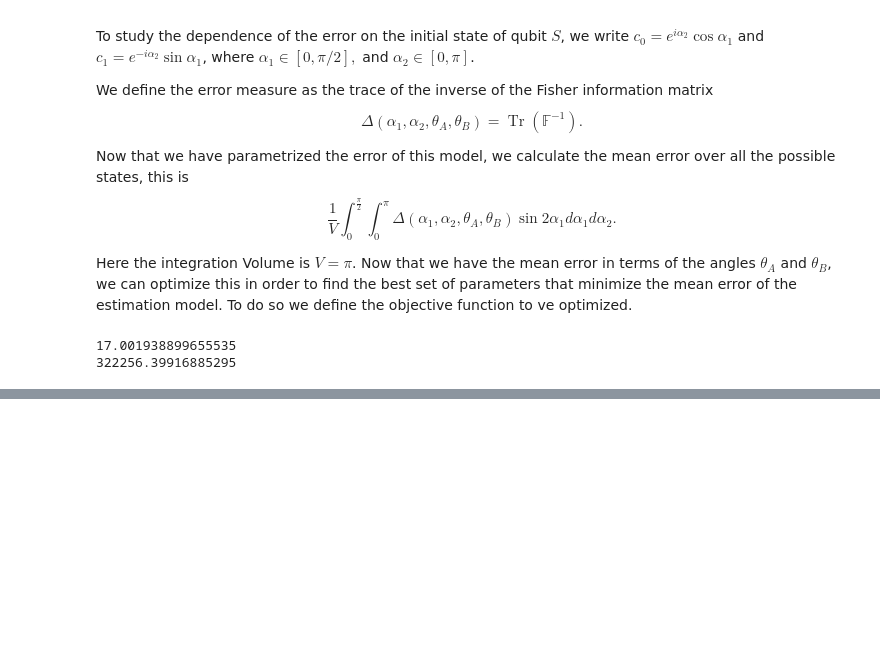
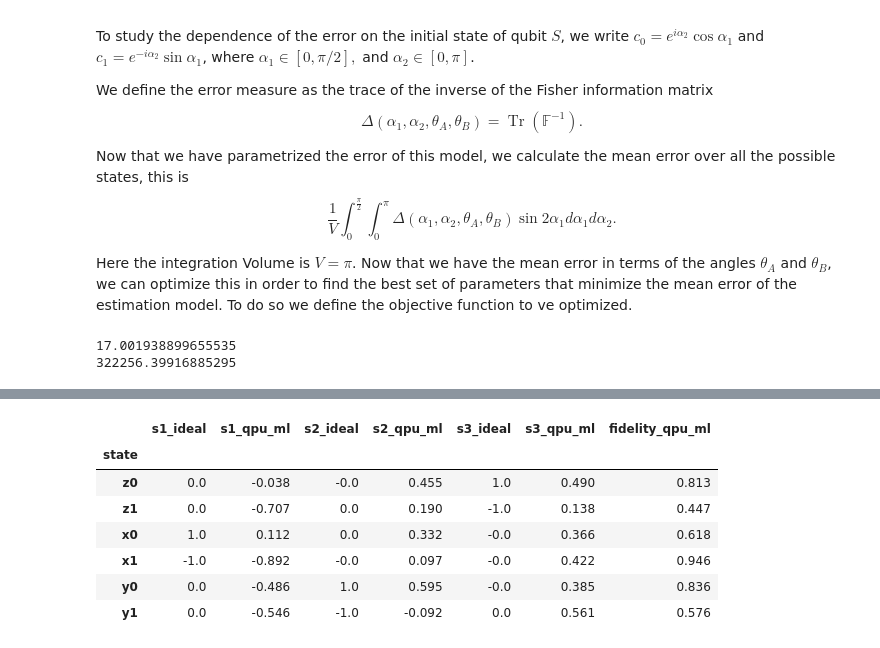
Before and after one commit to cagalvisf/Qubit_state_estimation, a Jupyter notebook: Complete qubit state stimation/Saavedra_model.ipynb, the cells around one changed output, grey strips where cells are left out. Saved outputs shown, nothing was run; the diff lists cells and outputs as text; code cells hidden in the pictures; blank space fills up the shorter version.

```diff
--- a/Complete qubit state stimation/Saavedra_model.ipynb
+++ b/Complete qubit state stimation/Saavedra_model.ipynb
@@ -574,0 +1047,12 @@ optimization(obj_fn, 5)
+# %%
+grouped_df = grouped_df.round(3)
+grouped_df[['s1_ideal','s1_qpu_ml','s2_ideal', 's2_qpu_ml','s3_ideal', 's3_qpu_ml','fidelity_qpu_ml']]
+# %% [output]
+|  | s1_ideal | s1_qpu_ml | s2_ideal | s2_qpu_ml | s3_ideal | s3_qpu_ml | fidelity_qpu_ml |
+| state |  |  |  |  |  |  |  |
+| z0 | 0.0 | -0.038 | -0.0 | 0.455 | 1.0 | 0.490 | 0.813 |
+| z1 | 0.0 | -0.707 | 0.0 | 0.190 | -1.0 | 0.138 | 0.447 |
+| x0 | 1.0 | 0.112 | 0.0 | 0.332 | -0.0 | 0.366 | 0.618 |
+| x1 | -1.0 | -0.892 | -0.0 | 0.097 | -0.0 | 0.422 | 0.946 |
+| y0 | 0.0 | -0.486 | 1.0 | 0.595 | -0.0 | 0.385 | 0.836 |
+| y1 | 0.0 | -0.546 | -1.0 | -0.092 | 0.0 | 0.561 | 0.576 |
```
Also changed, not shown: parts of 23 cells of this notebook, 7 other files.
